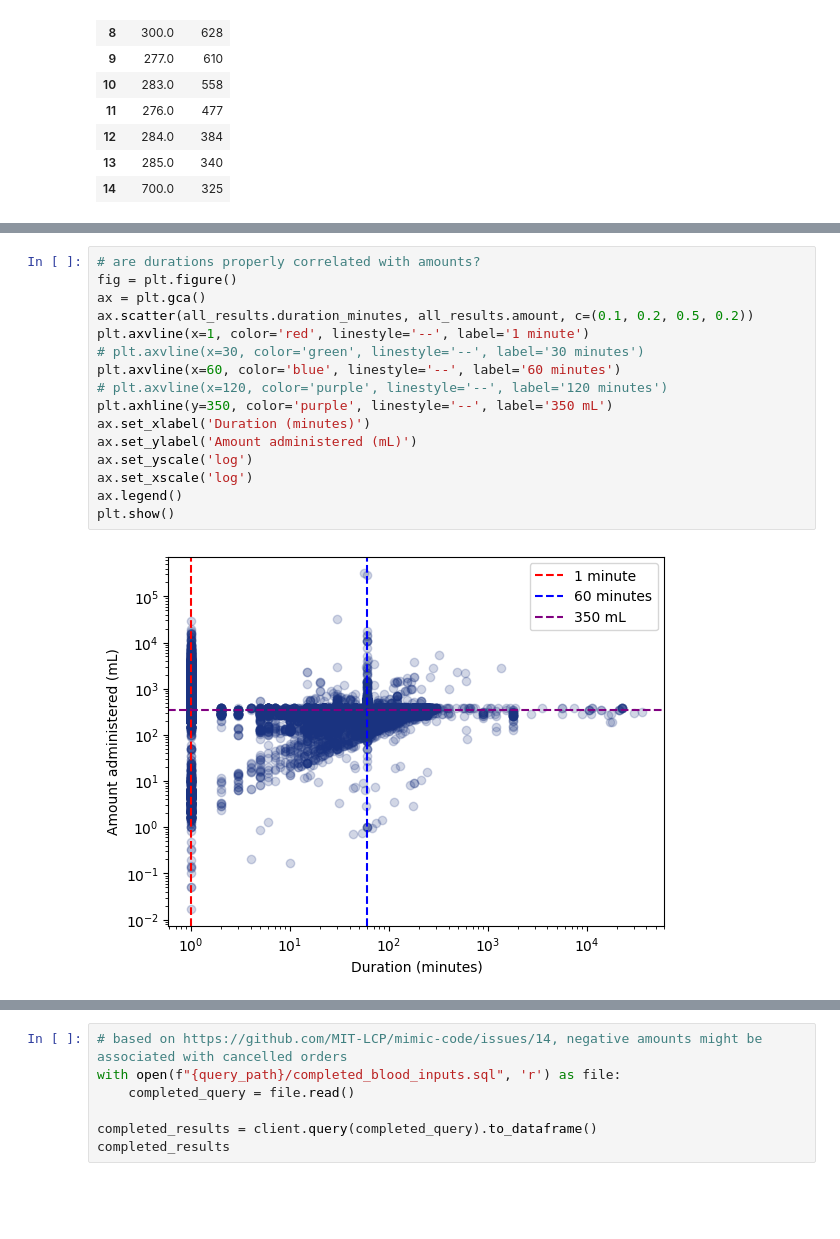
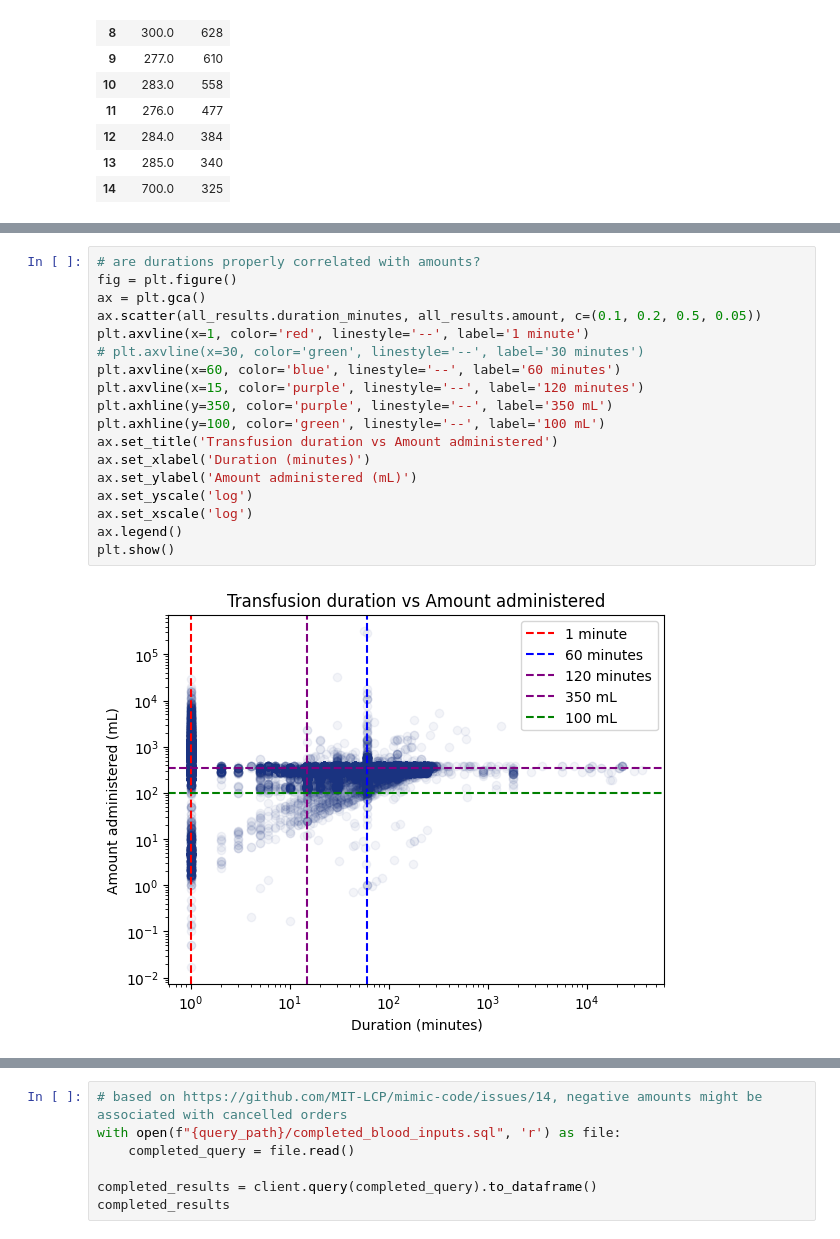
Before and after one commit to kmorhun/tranfusion-reactions, a Jupyter notebook: exploratory_data_analysis/eda_kat.ipynb, the cells around one changed output, grey strips where cells are left out. Drawn from its saved outputs; the diff is of its cells as text; blank space fills up the shorter version.

```diff
--- a/exploratory_data_analysis/eda_kat.ipynb
+++ b/exploratory_data_analysis/eda_kat.ipynb
@@ -284,18 +309,20 @@ Name: proportion, dtype: Float64
 # %%
 # are durations properly correlated with amounts?
 fig = plt.figure()
 ax = plt.gca()
-ax.scatter(all_results.duration_minutes, all_results.amount, c=(0.1, 0.2, 0.5, 0.2))
+ax.scatter(all_results.duration_minutes, all_results.amount, c=(0.1, 0.2, 0.5, 0.05))
 plt.axvline(x=1, color='red', linestyle='--', label='1 minute')
 # plt.axvline(x=30, color='green', linestyle='--', label='30 minutes')
 plt.axvline(x=60, color='blue', linestyle='--', label='60 minutes')
-# plt.axvline(x=120, color='purple', linestyle='--', label='120 minutes')
+plt.axvline(x=15, color='purple', linestyle='--', label='120 minutes')
 plt.axhline(y=350, color='purple', linestyle='--', label='350 mL')
+plt.axhline(y=100, color='green', linestyle='--', label='100 mL')
+ax.set_title('Transfusion duration vs Amount administered')
 ax.set_xlabel('Duration (minutes)')
 ax.set_ylabel('Amount administered (mL)')
 ax.set_yscale('log')
 ax.set_xscale('log')
 ax.legend()
 plt.show()
 # %% [output]
-[figure, old version]
+[figure, new version]
```
Also changed, not shown: parts of 7 cells of this notebook, 1 other file.
